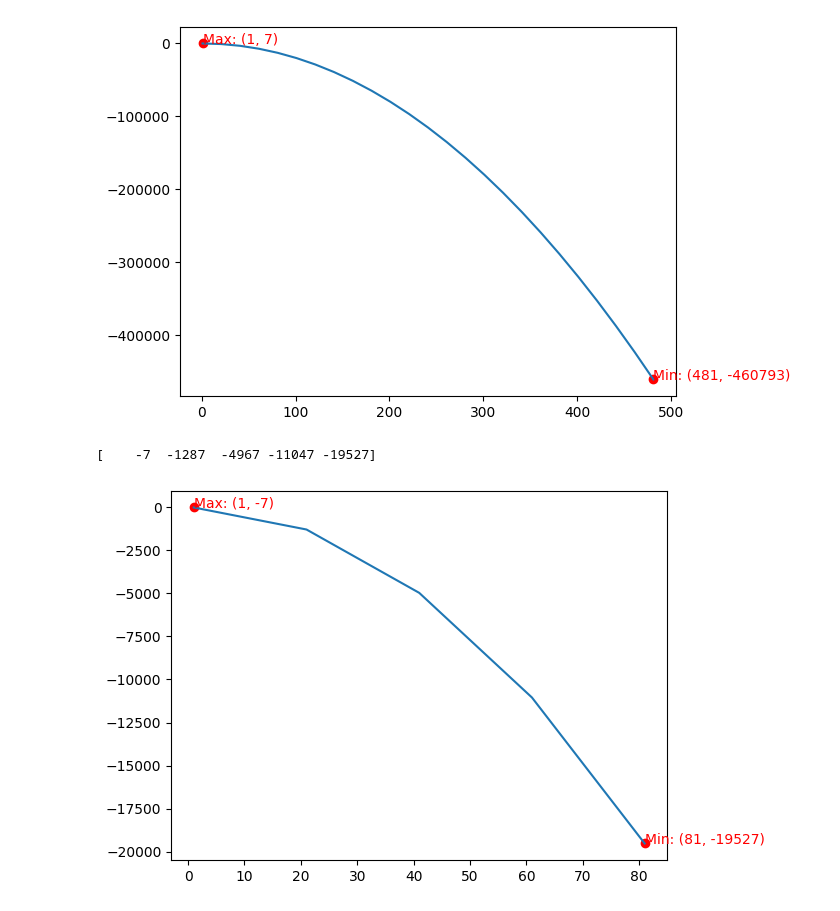
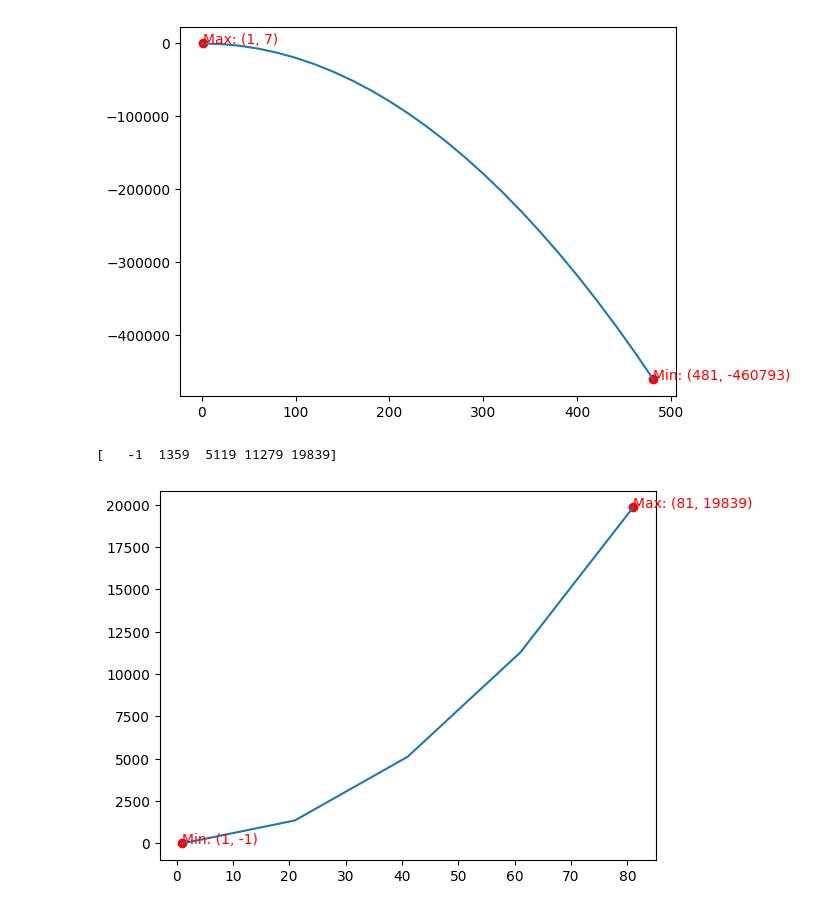
Before and after one commit to xzy0217/homework, a Jupyter notebook: 作業5.ipynb, the cells around one changed output. Drawn from its saved outputs; the diff is of its cells as text; code cells hidden in the pictures.

```diff
--- a/作業5.ipynb
+++ b/作業5.ipynb
@@ -24,19 +24,19 @@ plt.show()
 # %%
 import matplotlib.pyplot as plt
 import numpy as np
 x = np.arange(1, 100, 20)
-y =-3*x*x+2*x-6
+y =3*x*x+2*x-6
 max_index = np.argmax(y)
 min_index = np.argmin(y)
 max_point = (x[max_index], y[max_index])
 min_point = (x[min_index], y[min_index])
 plt.scatter(max_point[0], max_point[1], color='red')
 plt.scatter(min_point[0], min_point[1], color='red')
 plt.annotate(f'Max: {max_point}', xy=max_point, xytext=(max_point[0], max_point[1] - 10), color='red')
 plt.annotate(f'Min: {min_point}', xy=min_point, xytext=(min_point[0], min_point[1] + 10), color='red')
 print(y)
 plt.plot(x,y)
 plt.show()
 # %% [output]
-[    -7  -1287  -4967 -11047 -19527]
+[   -1  1359  5119 11279 19839]
-[figure, old version]
+[figure, new version]
```
Also changed, not shown: parts of 1 cell of this notebook.
